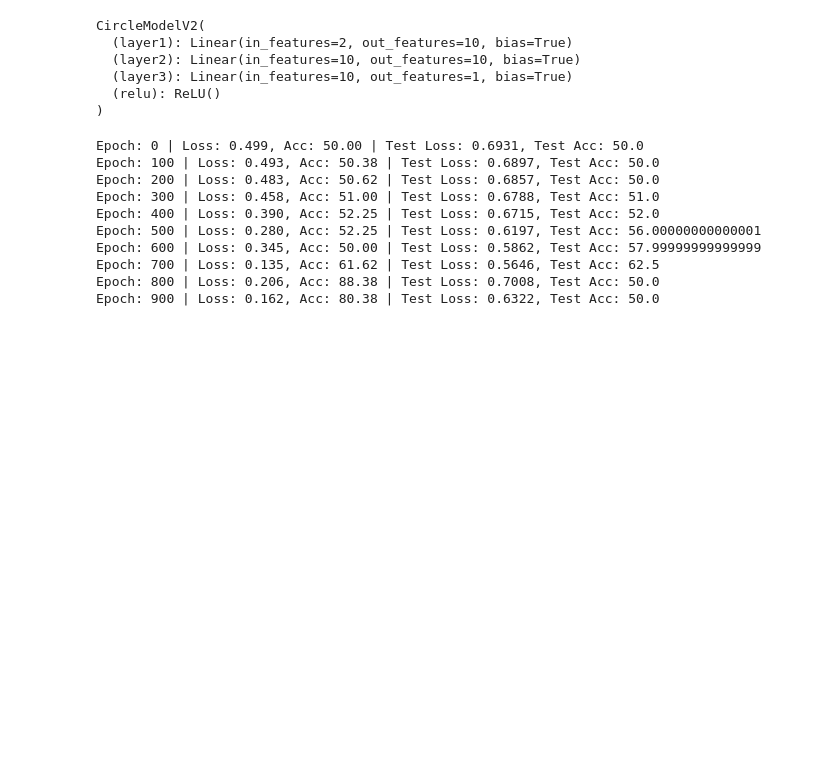
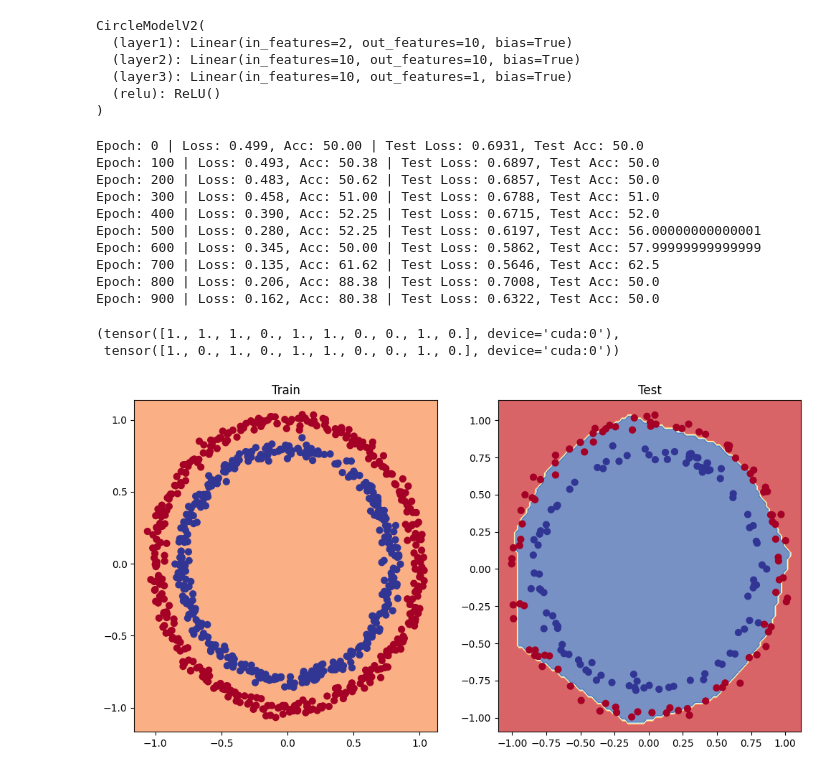
Before and after one commit to Gary-XC/Journey-to-AI-Mastery, a Jupyter notebook: Machine Learning Libraries/Pytorch/Part 3 - Neural Networks/Lesson 40 - Non-Linearity.ipynb, the cells around one changed output. Cells and saved outputs as stored; diff of their text form; code cells hidden in the pictures; blank space fills up the shorter version.

```diff
--- a/Machine Learning Libraries/Pytorch/Part 3 - Neural Networks/Lesson 40 - Non-Linearity.ipynb
+++ b/Machine Learning Libraries/Pytorch/Part 3 - Neural Networks/Lesson 40 - Non-Linearity.ipynb
@@ -728,3 +728,30 @@ Epoch: 600 | Loss: 0.345, Acc: 50.00 | Test Loss: 0.5862, Test Acc: 57.999999999
 Epoch: 700 | Loss: 0.135, Acc: 61.62 | Test Loss: 0.5646, Test Acc: 62.5
 Epoch: 800 | Loss: 0.206, Acc: 88.38 | Test Loss: 0.7008, Test Acc: 50.0
 Epoch: 900 | Loss: 0.162, Acc: 80.38 | Test Loss: 0.6322, Test Acc: 50.0
+# %%
+### Evaluating Models Trained With Non-Linear Activation Functions:
+
+model3.eval()
+
+with torch.inference_mode():
+    yPred = torch.round(torch.sigmoid(model3(XTest))).squeeze()
+
+yPred[:10], yTest[:10]
+# just checking that they have the same shape (making sure that the two tensors are the same) and are on the same device
+# %% [output]
+(tensor([1., 1., 1., 0., 1., 1., 0., 0., 1., 0.], device='cuda:0'),
+ tensor([1., 0., 1., 0., 1., 1., 0., 0., 1., 0.], device='cuda:0'))
+# %%
+
+
+plt.figure(figsize=(12,6))
+
+plt.subplot(1,2,1) # subplot: (row, column, index)
+plt.title("Train")
+plot_decision_boundary(model1, XTrain, yTrain) # no non-linearity (can't draw lines that aren't straight)
+
+plt.subplot(1, 2, 2)
+plt.title("Test")
+plot_decision_boundary(model3, XTest, yTest) # model 3 has non-linearity (draws lines that aren't straight)
+# %% [output]
+[figure, added]
```
Also changed, not shown: parts of 9 cells of this notebook, 1 other file.
